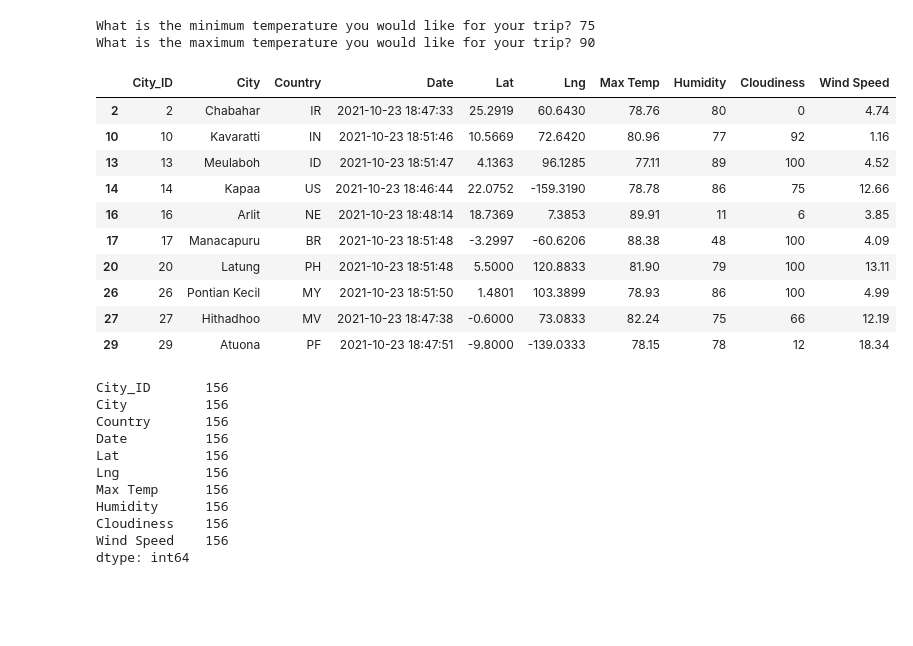
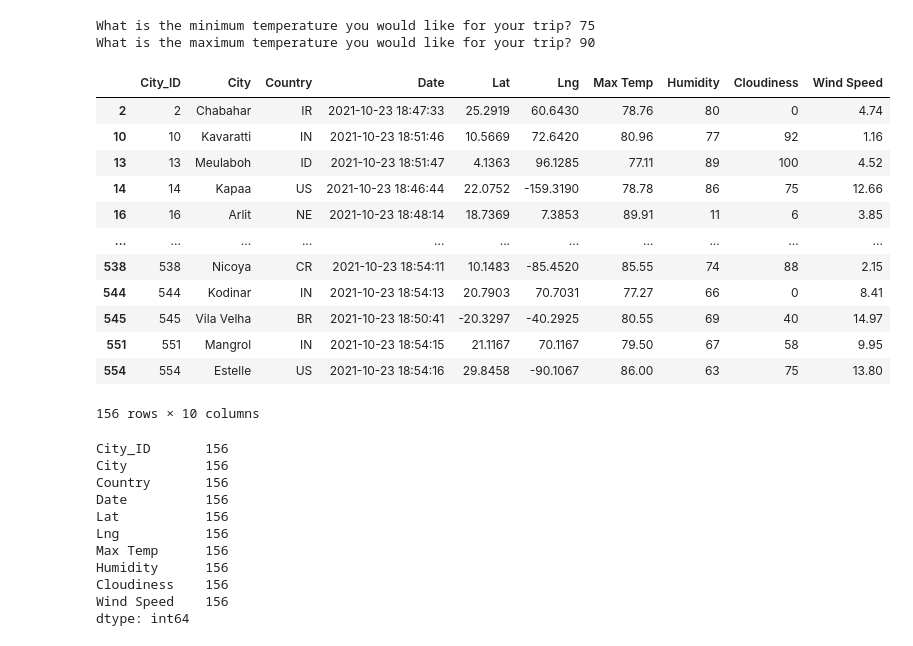
Before and after one commit to joshdaniels/World_Weather_Analysis, a Jupyter notebook: VacationPy.ipynb, the cells around one changed output. Drawn from its saved outputs; the diff is of its cells as text; code cells hidden in the pictures; blank space fills up the shorter version.

```diff
--- a/VacationPy.ipynb
+++ b/VacationPy.ipynb
@@ -87,20 +87,22 @@ What is the maximum temperature you would like for your trip? 90
 # %%
 # Filter the dataset to find the cities that fit the criteria.
 preferred_cities_df = city_data_df.loc[(city_data_df["Max Temp"] <= max_temp) & \
                                        (city_data_df["Max Temp"] >= min_temp)]
-preferred_cities_df.head(10)
+preferred_cities_df
 # %% [output]
 |  | City_ID | City | Country | Date | Lat | Lng | Max Temp | Humidity | Cloudiness | Wind Speed |
 | 2 | 2 | Chabahar | IR | 2021-10-23 18:47:33 | 25.2919 | 60.6430 | 78.76 | 80 | 0 | 4.74 |
 | 10 | 10 | Kavaratti | IN | 2021-10-23 18:51:46 | 10.5669 | 72.6420 | 80.96 | 77 | 92 | 1.16 |
 | 13 | 13 | Meulaboh | ID | 2021-10-23 18:51:47 | 4.1363 | 96.1285 | 77.11 | 89 | 100 | 4.52 |
 | 14 | 14 | Kapaa | US | 2021-10-23 18:46:44 | 22.0752 | -159.3190 | 78.78 | 86 | 75 | 12.66 |
 | 16 | 16 | Arlit | NE | 2021-10-23 18:48:14 | 18.7369 | 7.3853 | 89.91 | 11 | 6 | 3.85 |
-| 17 | 17 | Manacapuru | BR | 2021-10-23 18:51:48 | -3.2997 | -60.6206 | 88.38 | 48 | 100 | 4.09 |
-| 20 | 20 | Latung | PH | 2021-10-23 18:51:48 | 5.5000 | 120.8833 | 81.90 | 79 | 100 | 13.11 |
-| 26 | 26 | Pontian Kecil | MY | 2021-10-23 18:51:50 | 1.4801 | 103.3899 | 78.93 | 86 | 100 | 4.99 |
-| 27 | 27 | Hithadhoo | MV | 2021-10-23 18:47:38 | -0.6000 | 73.0833 | 82.24 | 75 | 66 | 12.19 |
-| 29 | 29 | Atuona | PF | 2021-10-23 18:47:51 | -9.8000 | -139.0333 | 78.15 | 78 | 12 | 18.34 |
+| ... | ... | ... | ... | ... | ... | ... | ... | ... | ... | ... |
+| 538 | 538 | Nicoya | CR | 2021-10-23 18:54:11 | 10.1483 | -85.4520 | 85.55 | 74 | 88 | 2.15 |
+| 544 | 544 | Kodinar | IN | 2021-10-23 18:54:13 | 20.7903 | 70.7031 | 77.27 | 66 | 0 | 8.41 |
+| 545 | 545 | Vila Velha | BR | 2021-10-23 18:50:41 | -20.3297 | -40.2925 | 80.55 | 69 | 40 | 14.97 |
+| 551 | 551 | Mangrol | IN | 2021-10-23 18:54:15 | 21.1167 | 70.1167 | 79.50 | 67 | 58 | 9.95 |
+| 554 | 554 | Estelle | US | 2021-10-23 18:54:16 | 29.8458 | -90.1067 | 86.00 | 63 | 75 | 13.80 |
+156 rows × 10 columns
 # %%
 preferred_cities_df.count()
 # %% [output]
```
Also changed, not shown: parts of 5 cells of this notebook.
